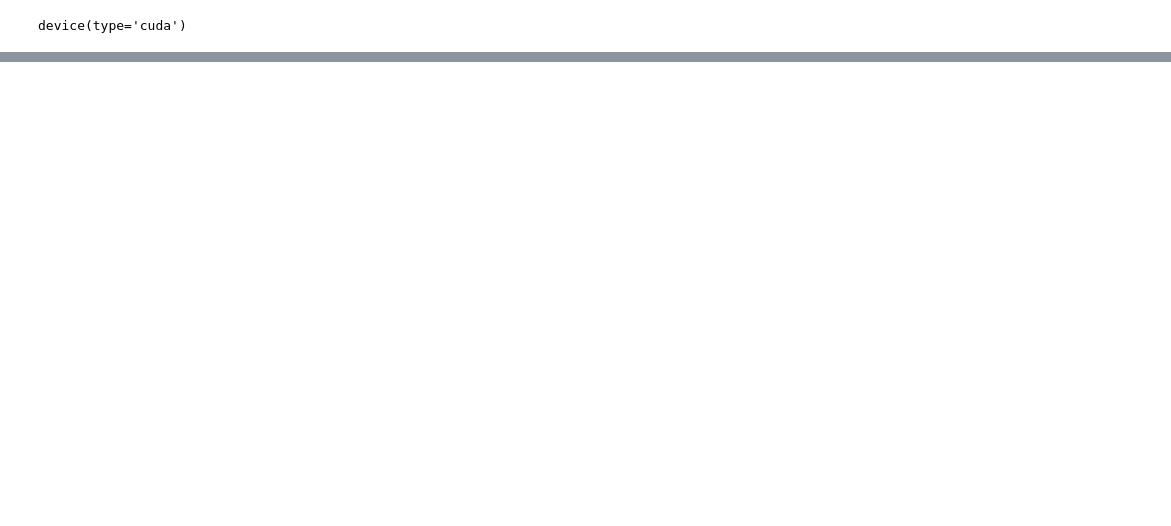
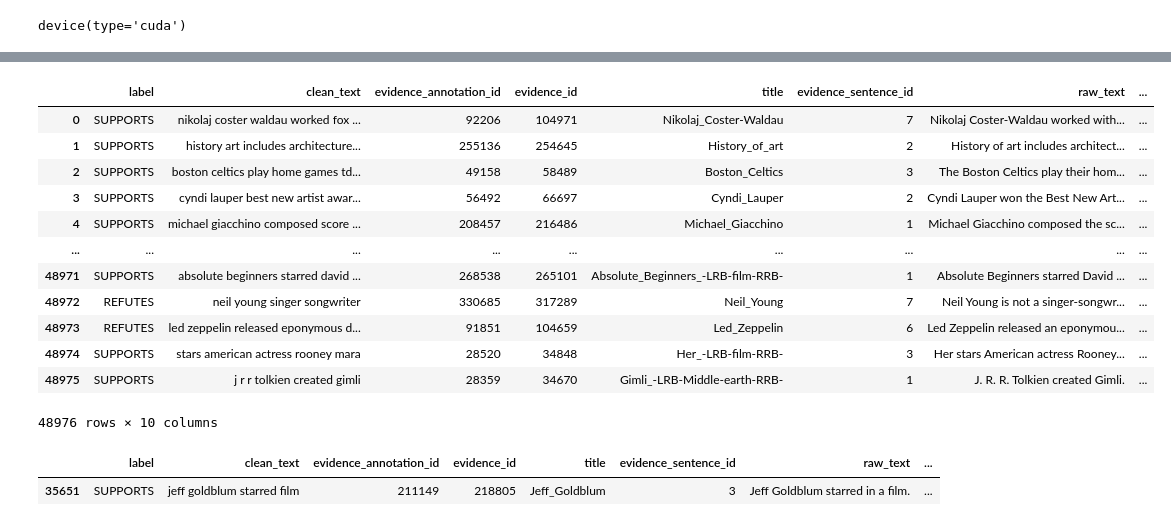
Before and after one commit to RithikaAkula/fact-verification, a Jupyter notebook: preprocessing/preprocess-fever-data.ipynb, the cells around one changed output, grey strips where cells are left out. Saved outputs shown, nothing was run; the diff lists cells and outputs as text; code cells hidden in the pictures; blank space fills up the shorter version.

```diff
--- a/preprocessing/preprocess-fever-data.ipynb
+++ b/preprocessing/preprocess-fever-data.ipynb
@@ -259,0 +249,38 @@ final_fever_df
+# %%
+import pandas as pd
+
+# Group by 'raw_text' column and aggregate 'doc_id' values into a list
+grouped = df.groupby('raw_text')['joint_id'].apply(list).reset_index()
+
+# Merge the grouped DataFrame with the original DataFrame on the 'claim' column
+df = df.merge(grouped, on='raw_text', how='left')
+
+# Rename the column containing the lists of 'doc_id' values
+df.rename(columns={'joint_id_x': 'joint_id', 'joint_id_y': 'joint_ids'}, inplace=True)
+
+# Drop duplicate rows based on 'raw_text' column
+df = df.drop_duplicates(subset='raw_text')
+
+# Reset index
+df = df.reset_index(drop=True)
+# %%
+df
+# %% [output]
+|  | label | clean_text | evidence_annotation_id | evidence_id | title | evidence_sentence_id | raw_text | ... |
+| 0 | SUPPORTS | nikolaj coster waldau worked fox ... | 92206 | 104971 | Nikolaj_Coster-Waldau | 7 | Nikolaj Coster-Waldau worked with... | ... |
+| 1 | SUPPORTS | history art includes architecture... | 255136 | 254645 | History_of_art | 2 | History of art includes architect... | ... |
+| 2 | SUPPORTS | boston celtics play home games td... | 49158 | 58489 | Boston_Celtics | 3 | The Boston Celtics play their hom... | ... |
+| 3 | SUPPORTS | cyndi lauper best new artist awar... | 56492 | 66697 | Cyndi_Lauper | 2 | Cyndi Lauper won the Best New Art... | ... |
+| 4 | SUPPORTS | michael giacchino composed score ... | 208457 | 216486 | Michael_Giacchino | 1 | Michael Giacchino composed the sc... | ... |
+| ... | ... | ... | ... | ... | ... | ... | ... | ... |
+| 48971 | SUPPORTS | absolute beginners starred david ... | 268538 | 265101 | Absolute_Beginners_-LRB-film-RRB- | 1 | Absolute Beginners starred David ... | ... |
+| 48972 | REFUTES | neil young singer songwriter | 330685 | 317289 | Neil_Young | 7 | Neil Young is not a singer-songwr... | ... |
+| 48973 | REFUTES | led zeppelin released eponymous d... | 91851 | 104659 | Led_Zeppelin | 6 | Led Zeppelin released an eponymou... | ... |
+| 48974 | SUPPORTS | stars american actress rooney mara | 28520 | 34848 | Her_-LRB-film-RRB- | 3 | Her stars American actress Rooney... | ... |
+| 48975 | SUPPORTS | j r r tolkien created gimli | 28359 | 34670 | Gimli_-LRB-Middle-earth-RRB- | 1 | J. R. R. Tolkien created Gimli. | ... |
+48976 rows × 10 columns
+# %%
+df[df['raw_text']=='Jeff Goldblum starred in a film.']
+# %% [output]
+|  | label | clean_text | evidence_annotation_id | evidence_id | title | evidence_sentence_id | raw_text | ... |
+| 35651 | SUPPORTS | jeff goldblum starred film | 211149 | 218805 | Jeff_Goldblum | 3 | Jeff Goldblum starred in a film. | ... |
```
Also changed, not shown: parts of 25 cells of this notebook, 4 other files.
